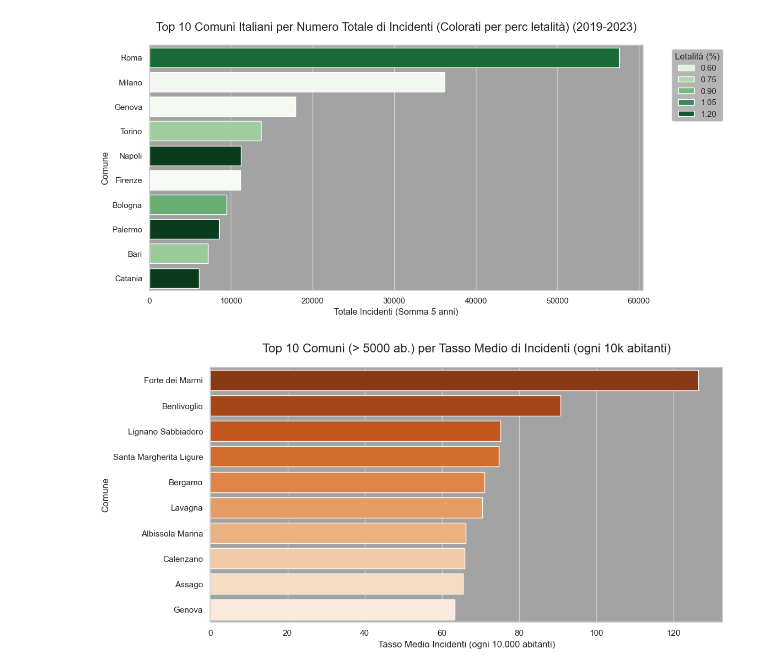
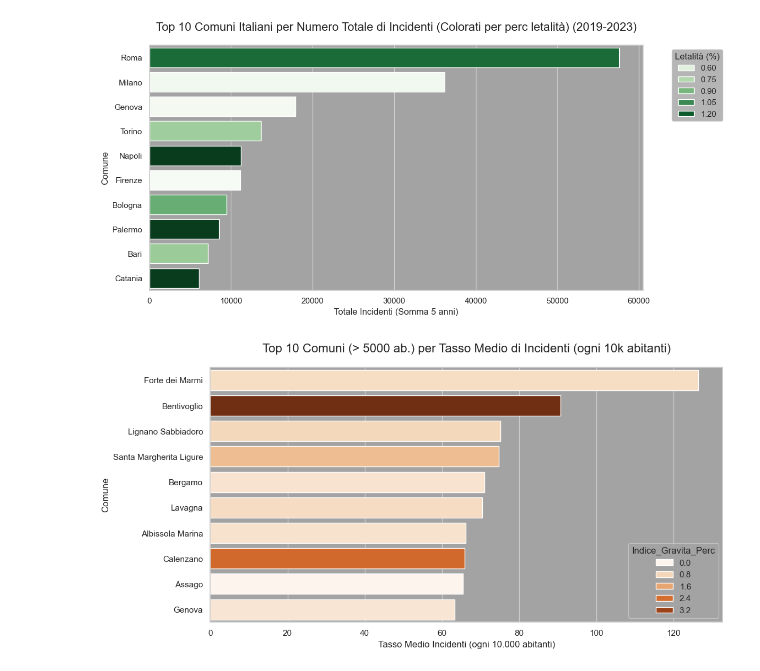
Before and after one commit to giuliotarantola-creator/FINALPROJECT_DATA_GIULIO_TARANTOLA, a Jupyter notebook: 02_Scripts_and_Notebooks/Notebooks/02_EDA_and_Visualizations.ipynb, the cells around one changed output. Drawn from its saved outputs; the diff is of its cells as text; code cells hidden in the pictures.

Commit message:
Aggiornamento_barChart2_perc_letalita

```diff
--- a/02_Scripts_and_Notebooks/Notebooks/02_EDA_and_Visualizations.ipynb
+++ b/02_Scripts_and_Notebooks/Notebooks/02_EDA_and_Visualizations.ipynb
@@ -64,33 +64,40 @@ soglia_abitanti = 5000
 df_grandi_comuni = df_finale[df_finale['Popolazione'] >= soglia_abitanti].copy()
 
 # Raggruppo per comune per calcolare la Media del tasso procapite nei ultimi 5 anni.
-top10_relativa = df_grandi_comuni.groupby('Nome_Comune', as_index=False)['Tasso_Incidenti_10k'].mean()
+top10_relativa = df_grandi_comuni.groupby('Nome_Comune', as_index=False).agg(
+    Tasso_Incidenti_10k=('Tasso_Incidenti_10k', 'mean'),
+    Totale_Incidenti=('Totale_Incidenti', 'sum'),
+    Morti=('Morti', 'sum')
+)
+
+# Calcolo l'indice di Gravità.
+top10_relativa['Indice_Gravita_Perc'] = (top10_relativa['Morti'] / top10_relativa['Totale_Incidenti']) * 100
+top10_relativa['Indice_Gravita_Perc'] = top10_relativa['Indice_Gravita_Perc'].fillna(0).round(2)
+
 
 # Qua ho ordinato il tasso_incidenti_10k, dal tasso medio più alto al più basso, filtrando i primi 10.
 top10_relativa = top10_relativa.sort_values(by='Tasso_Incidenti_10k', ascending=False).head(10)
 # %%
 # Stile tabella e tabella.
 sns.set_theme(style="whitegrid", rc={"axes.facecolor": "#A3A3A3"})
 plt.figure(figsize=(12, 6))
 
 barplot = sns.barplot(
     data=top10_relativa,
     x='Tasso_Incidenti_10k',
     y='Nome_Comune',
-    hue='Nome_Comune',
-    palette='Oranges_r',
-    legend=False
-
-
+    hue='Indice_Gravita_Perc',
+    palette='Oranges',
+    dodge=False
 )
 
 plt.title(f'Top 10 Comuni (> {soglia_abitanti} ab.) per Tasso Medio di Incidenti (ogni 10k abitanti)', fontsize=16, pad=20)
 plt.xlabel('Tasso Medio Incidenti (ogni 10.000 abitanti)', fontsize=12)
 plt.ylabel('Comune', fontsize=12)
 
 plt.show()
 # %% [output]
-[figure, old version]
+[figure, new version]
 # %%
 # ANALISI DEI RISULTATI
 
```
